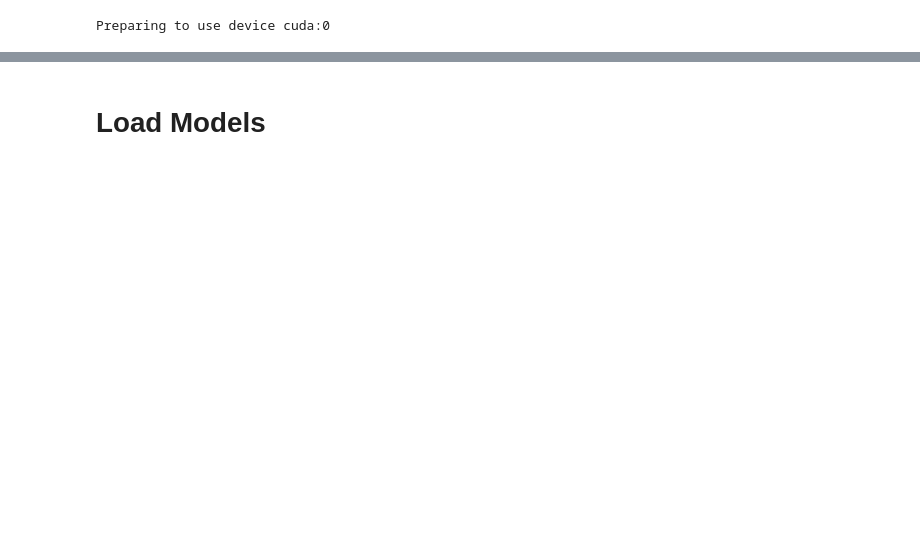
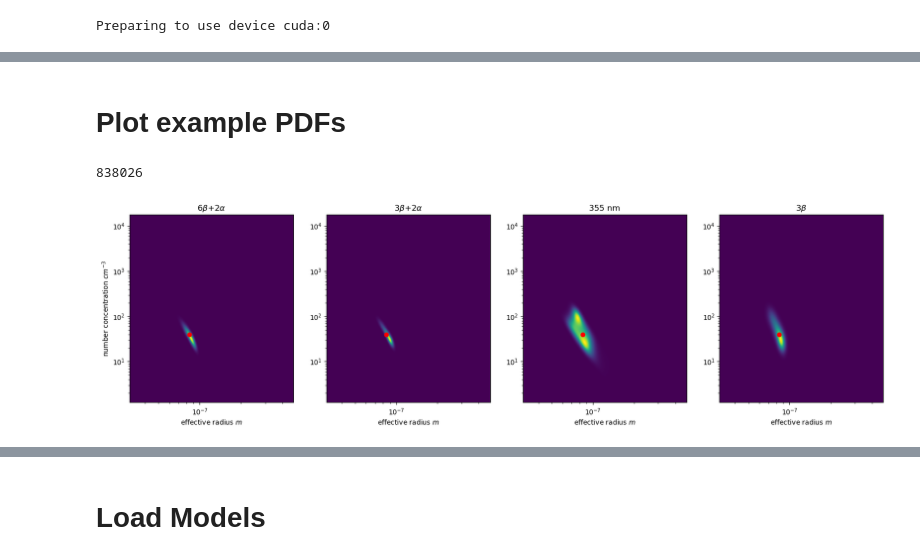
Before and after one commit to NCAR/aerosol-scattering, a Jupyter notebook: scripts/breeze/model_output.ipynb, the cells around one changed output, grey strips where cells are left out. Cells and saved outputs as stored; diff of their text form; code cells hidden in the pictures; blank space fills up the shorter version.

```diff
--- a/scripts/breeze/model_output.ipynb
+++ b/scripts/breeze/model_output.ipynb
@@ -110,0 +136,4 @@ model_opt_hist_dct = {
+# %%
+ds_lst = []
+for file in model_file_lst:
+    ds_lst.append(xr.open_dataset(file))
@@ -110,0 +196,16 @@ model_opt_hist_dct = {
+# %% [markdown]
+# Plot example PDFs
+# %%
+model_file_lst = [
+    "/export/breeze1/mhayman/aerosol_poly_nn/output_analysis/20260310T065310_Model_Eval_PostAnalysis_Examples.nc",
+    "/export/breeze1/mhayman/aerosol_poly_nn/output_analysis/20260311T110300_Model_Eval_PostAnalysis_Examples.nc",
+    "/export/breeze1/mhayman/aerosol_poly_nn/output_analysis/20260324T070054_Model_Eval_PostAnalysis_Examples.nc",
+    # "/export/breeze1/mhayman/aerosol_poly_nn/output_analysis/20260327T080000_Model_Eval_PostAnalysis_Examples.nc",
+    "/export/breeze1/mhayman/aerosol_poly_nn/output_analysis/20260507T072534_Model_Eval_PostAnalysis_Examples.nc", # 3 beta 0 alpha
+]
+# %%
+ds_lst = []
+for file in model_file_lst:
+    ds_lst.append(xr.open_dataset(file))
+# %%
+custom_label_lst = [r'6$\beta$+2$\alpha$',r'3$\beta$+2$\alpha$', r'355 nm', r'3$\beta$'] # r'532 nm'
@@ -110,0 +215,28 @@ model_opt_hist_dct = {
+# %%
+ex_idx = 12 # extra 150 examples: 1, *2, *6, 7, *9, 10 # base 30 examples: 2, 3, 6, 7, 10, 13, 16, 17, 18, 19, 20, 21, 22, 25
+n_col = 4
+n_row = int(np.ceil(len(ds_lst)/n_col))
+fig,ax_lst = plt.subplots(n_row,n_col,figsize=(5*n_col,5*n_row))
+ax_lst = ax_lst.ravel()
+for m_idx, ds in enumerate(ds_lst):
+    f_pdf = ds['nn_pdf_examples'].isel(example_idx=ex_idx).values
+    ax = ax_lst[m_idx]
+    test_data_idx = ds['example_idx'].values[ex_idx]
+    ax.pcolormesh(ds['nn_rad_bins'],ds['nn_conc_bins'],f_pdf)
+    ax.scatter(ds['effective_radius'].isel(example_idx=ex_idx),
+               ds['number_concentration'].isel(example_idx=ex_idx),c='r',marker='o')
+    # ax.scatter(test_ds['effective_r'].isel(data_index=test_data_idx),
+    #            test_ds['number_concentration'].isel(data_index=test_data_idx),c='r',marker='o')
+    ax.set_xscale('log')
+    ax.set_yscale('log')
+    if m_idx//n_col == n_row-1:
+        ax.set_xlabel(r'effective radius $m$')
+    if m_idx%n_col == 0:
+        ax.set_ylabel(r'number concentration $cm^{-3}$')
+    title = custom_label_lst[m_idx]
+    # title = ', '.join(label_param_lst_lst[m_idx])+": "+", ".join(label_wl_lst_lst[m_idx])
+    ax.set_title(title)
+print(test_data_idx)
+# %% [output]
+838026
+[figure, added]
```
Also changed, not shown: parts of 47 cells of this notebook, 1 other file.
